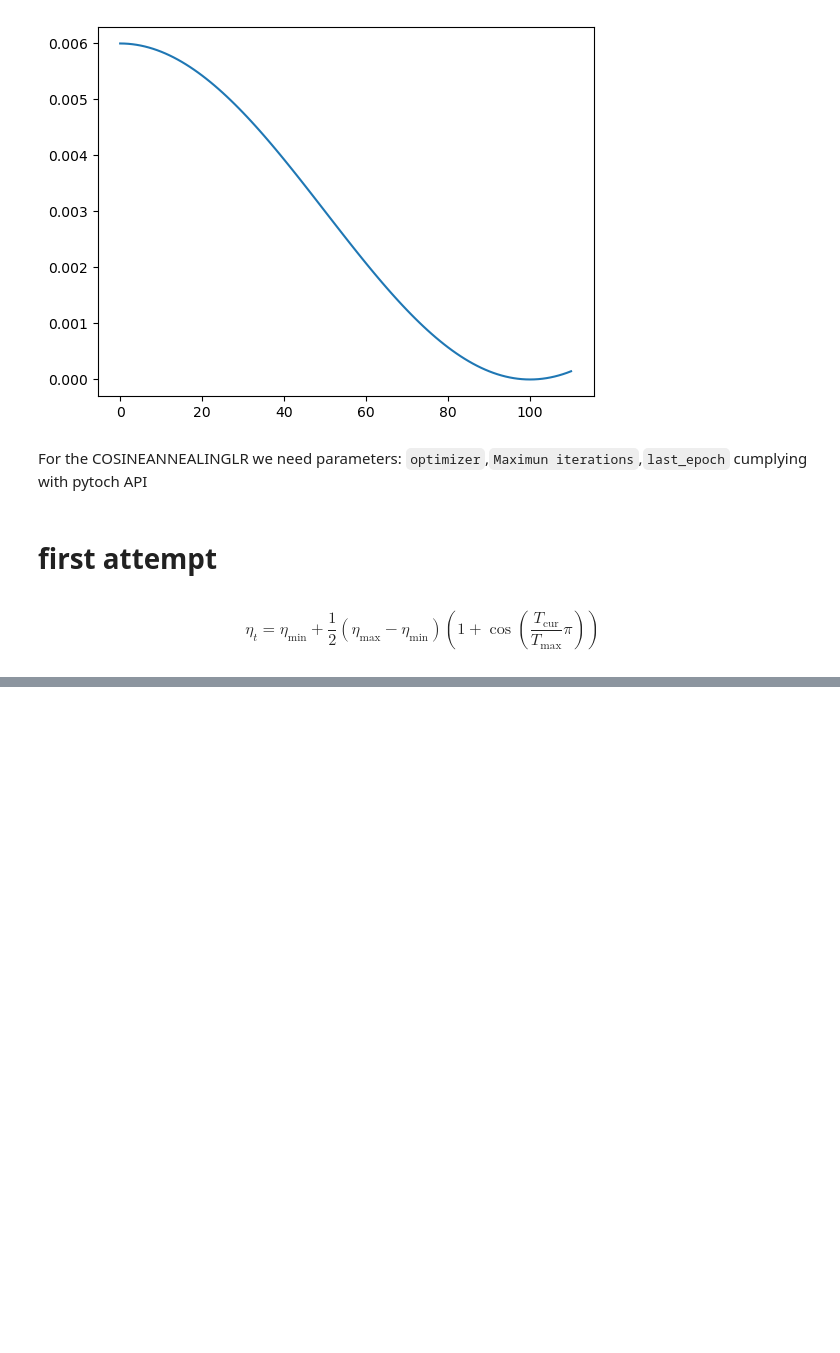
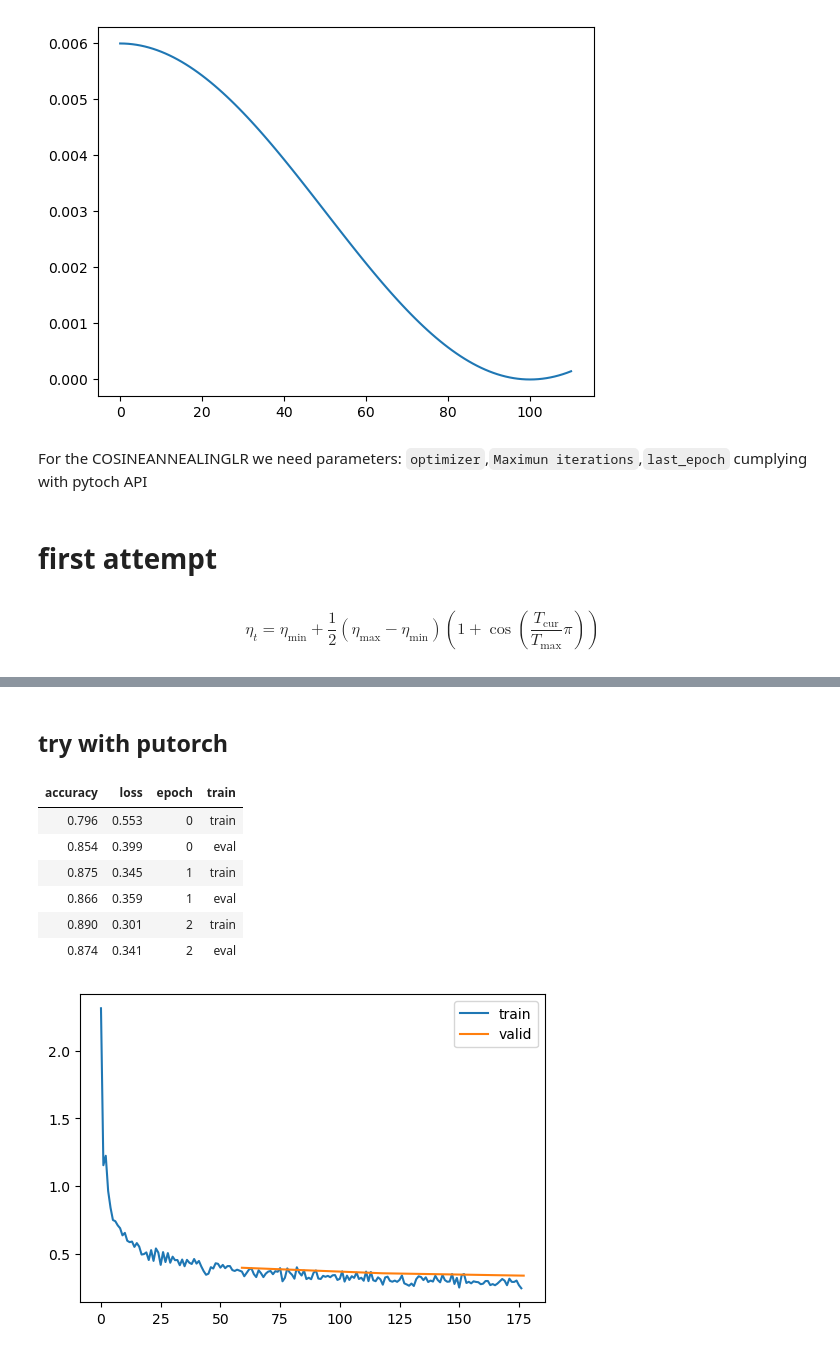
Before and after one commit to Andres-Salamanca/fastaitHomework18, a Jupyter notebook: LearningScheduler.ipynb, the cells around one changed output, grey strips where cells are left out. Saved outputs shown, nothing was run; the diff lists cells and outputs as text; code cells hidden in the pictures; blank space fills up the shorter version.

```diff
--- a/LearningScheduler.ipynb
+++ b/LearningScheduler.ipynb
@@ -143,0 +145,23 @@ new_lr = 0.00011911894296917081
+# %% [markdown]
+## try with putorch
+# %%
+def _lr(cb): return cb.pg['lr']
+# %%
+tmax = 3 * len(dls.train)
+sched = partial(lr_scheduler.CosineAnnealingLR, T_max=tmax)
+# %%
+set_seed(42)
+model = get_model(act_gr, norm=nn.BatchNorm2d).apply(iw)
+rec = RecorderCB(lr=_lr)
+xtra = [BatchSchedCB(sched),rec]
+learn = TrainLearner(model, dls, F.cross_entropy, lr=2e-2, cbs=cbs+xtra, opt_func=optim.AdamW)
+learn.fit(3)
+# %% [output]
+| accuracy | loss | epoch | train |
+| 0.796 | 0.553 | 0 | train |
+| 0.854 | 0.399 | 0 | eval |
+| 0.875 | 0.345 | 1 | train |
+| 0.866 | 0.359 | 1 | eval |
+| 0.890 | 0.301 | 2 | train |
+| 0.874 | 0.341 | 2 | eval |
+[figure, added]
```
Also changed, not shown: parts of 5 cells of this notebook.
